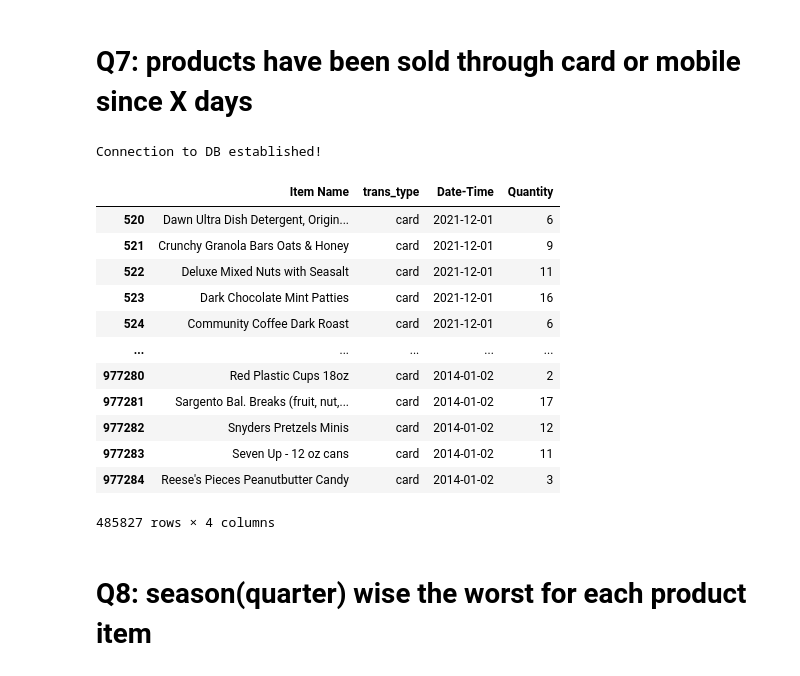
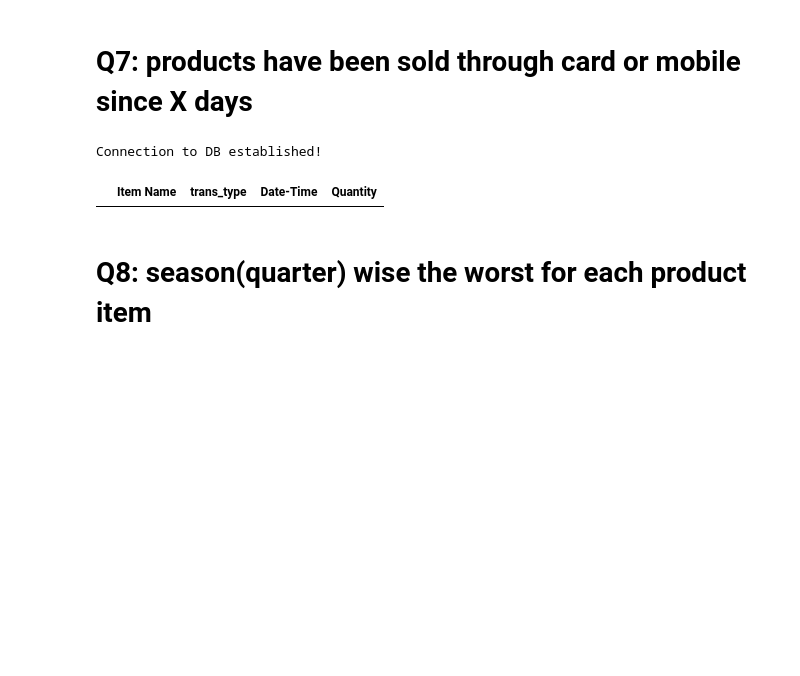
Before and after one commit to esrdlab-vinternship/HDA-5th-Round-vInternship, a Jupyter notebook: notebook/dataload/olap_query.ipynb, the cells around one changed output. Cells and saved outputs as stored; diff of their text form; code cells hidden in the pictures; blank space fills up the shorter version.

```diff
--- a/notebook/dataload/olap_query.ipynb
+++ b/notebook/dataload/olap_query.ipynb
@@ -594,39 +669,27 @@ top_three_products_sale_quantity_df
 # %%
 con = PostgresConnection().getConnection()
 cur = con.cursor()
 select_stmts="""SELECT item_dim.item_name,trans_dim.trans_type, time_dim.t_date,SUM(fact_table.quantity)
 FROM ecomdb_schema.fact_table
 JOIN ecomdb_schema.item_dim ON
 item_dim.item_key = fact_table.item_key
 JOIN ecomdb_schema.trans_dim ON
 trans_dim.payment_key = fact_table.payment_key
 JOIN ecomdb_schema.time_dim ON
 time_dim.time_key = fact_table.time_key
-WHERE trans_dim.trans_type='card'or trans_dim.trans_type='mobile'and time_dim.t_date> NOW()-INTERVAL'5 days'
+WHERE trans_dim.trans_type='mobile'and time_dim.t_date> NOW()-INTERVAL'5 days'
 GROUP BY CUBE (item_dim.item_name,trans_dim.trans_type,time_dim.t_date)
 ORDER BY time_dim.t_date DESC"""
 #BY ()cur = con.cursor()
 cur.execute(select_stmts)
 records = cur.fetchall()
 records
 n_days_products_sale_quantity_df=pd.DataFrame(list(records), columns=['Item Name','trans_type','Date-Time','Quantity'])
 n_days_products_sale_quantity_df=n_days_products_sale_quantity_df.dropna()
 n_days_products_sale_quantity_df
 # %% [output]
 Connection to DB established!
 |  | Item Name | trans_type | Date-Time | Quantity |
-| 520 | Dawn Ultra Dish Detergent, Origin... | card | 2021-12-01 | 6 |
-| 521 | Crunchy Granola Bars Oats & Honey | card | 2021-12-01 | 9 |
-| 522 | Deluxe Mixed Nuts with Seasalt | card | 2021-12-01 | 11 |
-| 523 | Dark Chocolate Mint Patties | card | 2021-12-01 | 16 |
-| 524 | Community Coffee Dark Roast | card | 2021-12-01 | 6 |
-| ... | ... | ... | ... | ... |
-| 977280 | Red Plastic Cups 18oz | card | 2014-01-02 | 2 |
-| 977281 | Sargento Bal. Breaks (fruit, nut,... | card | 2014-01-02 | 17 |
-| 977282 | Snyders Pretzels Minis | card | 2014-01-02 | 12 |
-| 977283 | Seven Up - 12 oz cans | card | 2014-01-02 | 11 |
-| 977284 | Reese's Pieces Peanutbutter Candy | card | 2014-01-02 | 3 |
-485827 rows × 4 columns
 # %% [markdown]
 # Q8: season(quarter) wise the worst for each product item
 # %%
```
Also changed, not shown: parts of 28 cells of this notebook.
